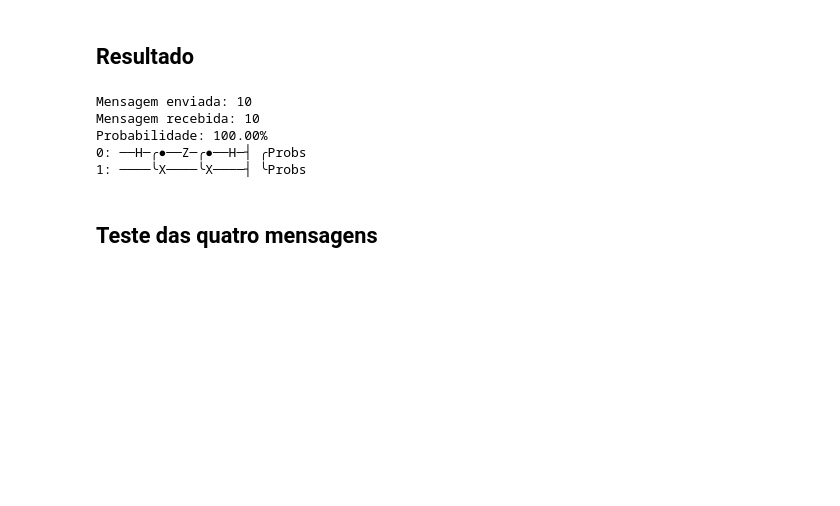
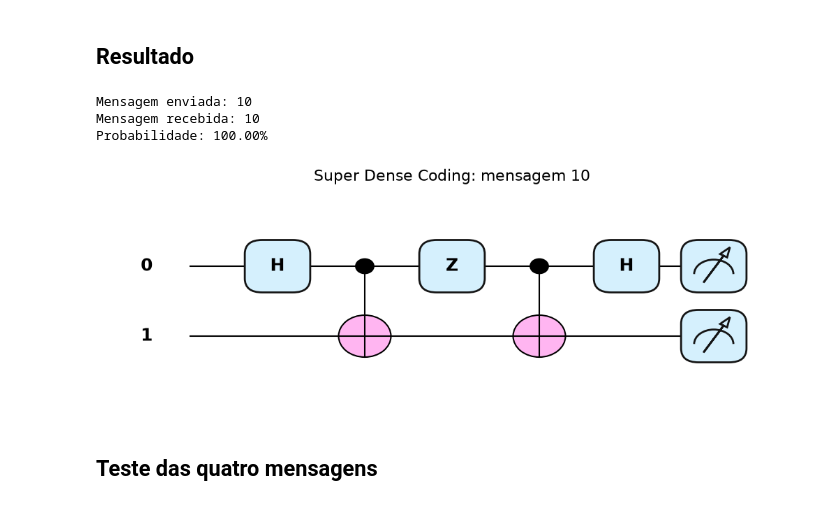
Before and after one commit to gddeazevedo/minicurso_qc, a Jupyter notebook: fundamentos/super_dense_coding.ipynb, the cells around one changed output. Drawn from its saved outputs; the diff is of its cells as text; code cells hidden in the pictures; blank space fills up the shorter version.

```diff
--- a/fundamentos/super_dense_coding.ipynb
+++ b/fundamentos/super_dense_coding.ipynb
@@ -54,18 +54,20 @@ def super_dense_coding(message):
 # %%
 probabilities = super_dense_coding(message)
 received_state = int(np.argmax(probabilities))
 received_message = format(received_state, "02b")
 
 print("Mensagem enviada:", message)
 print("Mensagem recebida:", received_message)
 print(f"Probabilidade: {probabilities[received_state]:.2%}")
-print(qml.draw(super_dense_coding)(message))
+fig, ax = qml.draw_mpl(super_dense_coding, style="pennylane", level="top", fontsize=18)(message)
+fig.set_size_inches(10, 3)
+ax.set_title(f"Super Dense Coding: mensagem {message}", fontsize=16, pad=16)
+plt.show()
 # %% [output]
 Mensagem enviada: 10
 Mensagem recebida: 10
 Probabilidade: 100.00%
-0: ──H─╭●──Z─╭●──H─┤ ╭Probs
-1: ────╰X────╰X────┤ ╰Probs
+[figure, added]
 # %% [markdown]
 ## Teste das quatro mensagens
 # %%
```
Also changed, not shown: 2 other files.
